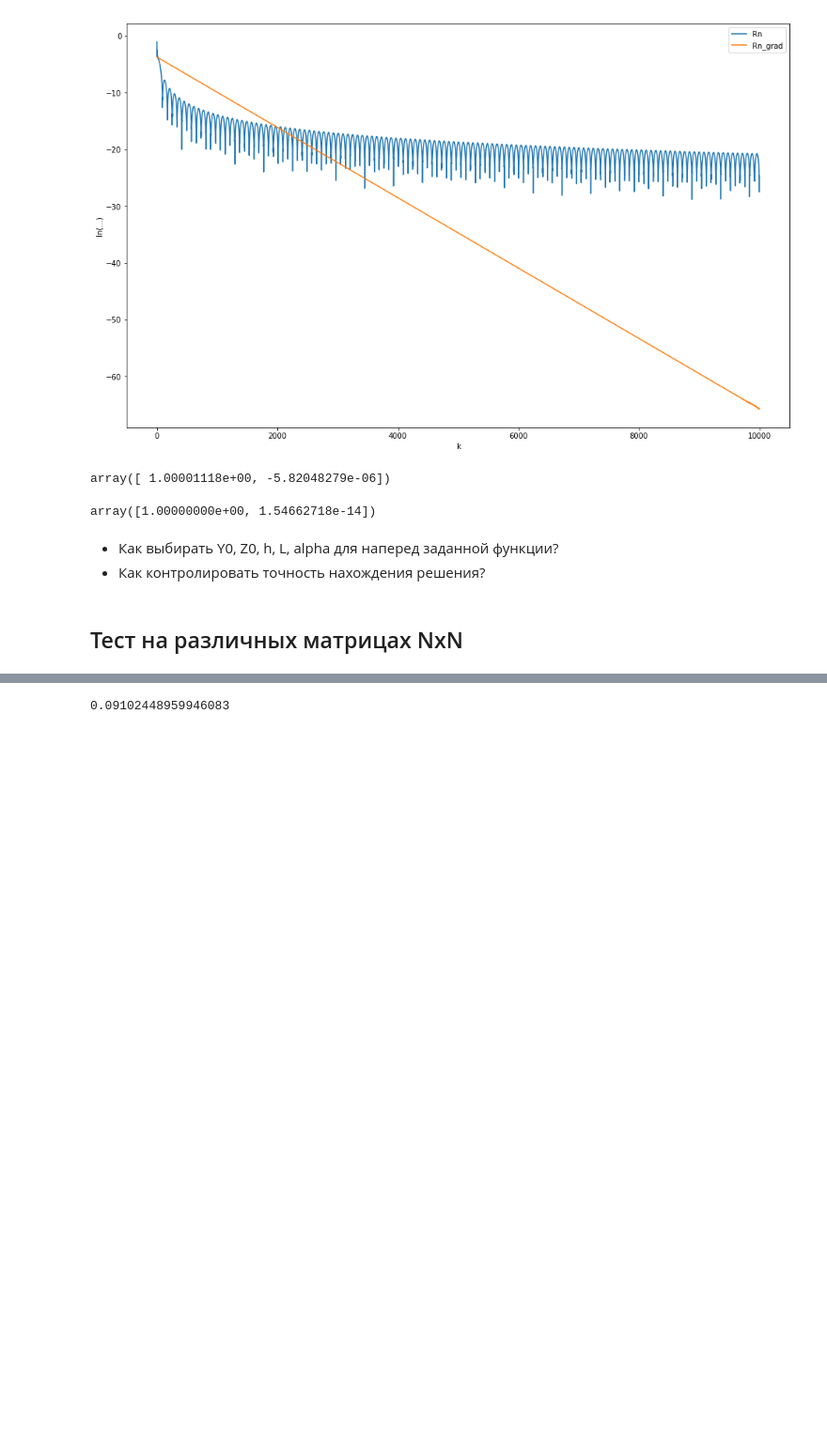
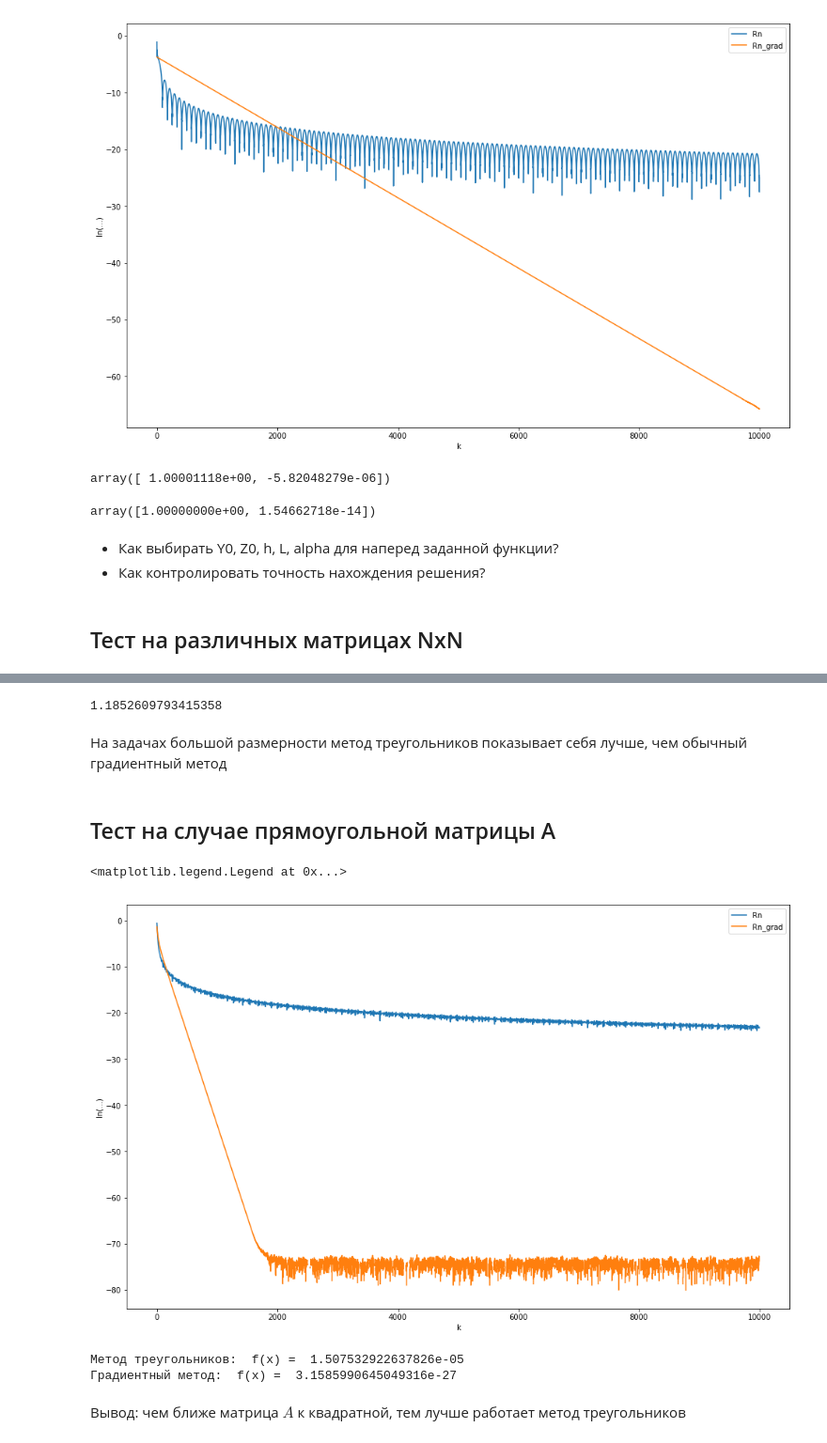
Before and after one commit to optimization673/io_grad_methods, a Jupyter notebook: report3.ipynb, the cells around one changed output, grey strips where cells are left out. Shown at 94% size. Drawn from its saved outputs; the diff is of its cells as text; code cells hidden in the pictures; blank space fills up the shorter version.

Commit message:
Тест на прямоугольных матрицах

```diff
--- a/report3.ipynb
+++ b/report3.ipynb
@@ -129,4 +129,41 @@ func1(x_expl)
 # %%
-norm(xk_rn[len(xk_rn) - 1] - x_expl)
+norm(xk_rn[-1] - x_expl)
 # %% [output]
-0.09102448959946083
+1.1852609793415358
+# %% [markdown]
+На задачах большой размерности метод треугольников показывает себя лучше, чем обычный градиентный метод
+# %% [markdown]
+## Тест на случае прямоугольной матрицы A
+# %%
+N = 100
+M = 59
+
+# генерируем случайные A и b
+uniform_rv = sts.uniform(-100, 200) # Равномерное распределение от -100 до 100
+A = uniform_rv.rvs(size = (M, N))
+b = uniform_rv.rvs(size = M)
+x0_rn = np.zeros(N)
+
+L = max(abs(np.linalg.eig(2 * A.transpose() @ A)[0]))
+# %%
+xk_rn   = FastDualAveraging(func1, x0_rn,  eps, set_type = "rn", grad = gradFunc1, step = lambda k: (k+1)/(2*L), alpha = lambda k: 2/(k+1))
+xk_grad = Gradient(func1, x0_rn, eps, L, set_type = "rn", grad = gradFunc1)
+
+x_expl = xk_grad[-1]
+
+plt.plot([ln_diff(xk_rn[i]) for i in range(3, len(xk_rn))], label = "Rn")
+plt.plot([ln_diff(xk_grad[i]) for i in range(3, len(xk_grad))], label = "Rn_grad")
+plt.xlabel("k")
+plt.ylabel("ln(...)")
+plt.legend()
+# %% [output]
+<matplotlib.legend.Legend at 0x...>
+[figure, added]
+# %%
+print("Метод треугольников: ", "f(x) = ", func1(xk_rn[-1]))
+print("Градиентный метод: ", "f(x) = ", func1(xk_grad[-1]))
+# %% [output]
+Метод треугольников:  f(x) =  1.507532922637826e-05
+Градиентный метод:  f(x) =  3.1585990645049316e-27
+# %% [markdown]
+Вывод: чем ближе матрица $A$ к квадратной, тем лучше работает метод треугольников
```
Also changed, not shown: parts of 4 cells of this notebook.
